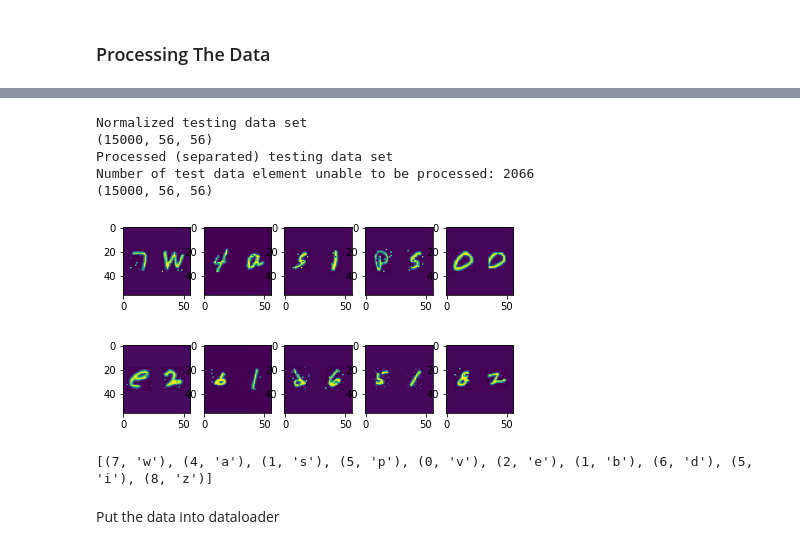
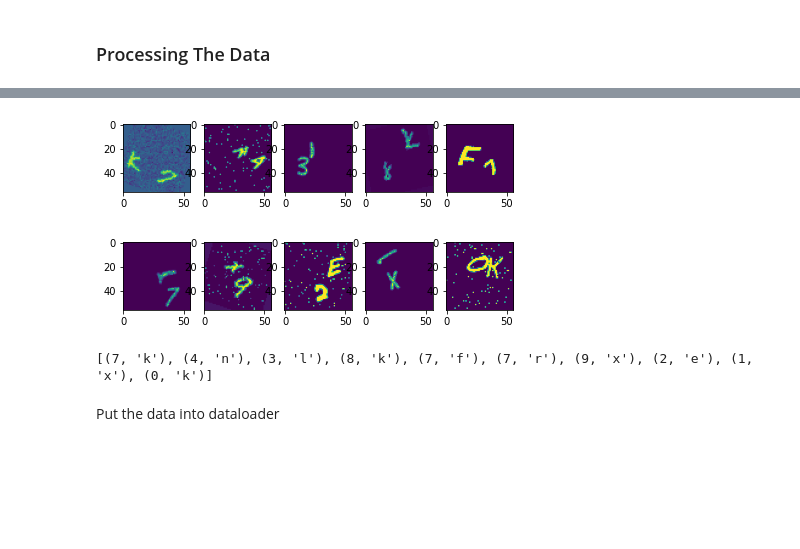
Before and after one commit to shubymao/comp551-p3, a Jupyter notebook: Project_3_Notebook.ipynb, the cells around one changed output, grey strips where cells are left out. Drawn from its saved outputs; the diff is of its cells as text; code cells hidden in the pictures; blank space fills up the shorter version.

```diff
--- a/Project_3_Notebook.ipynb
+++ b/Project_3_Notebook.ipynb
@@ -179,2 +87,35 @@ def normalize_data(data):
+# %%
+def generate_random_sharpness(image_tensor, num):
+  sharpness = random.uniform(0.5, 1.5)
+  outputs = []
+  for _ in range(num):
+    outputs.append(TF.adjust_sharpness(image_tensor, sharpness))
+  return outputs
+# %%
+# transform all data to the output format
+def process_data(data, labels, rotate_cnt = 2, sharp_cnt = 2):
+  multiplier = (1+rotate_cnt+sharp_cnt)
+  data_tensor = torch.from_numpy(data[:,None]).float()
+  new_data = torch.empty((len(data)*multiplier,1,56,56))
+  num_labels = torch.empty(len(data)*multiplier, 1)
+  letter_labels = torch.empty(len(data)*multiplier, 1)
+  output_index = 0
+  for i in tqdm(range(len(data_tensor))):
+    # Assign the labels to the new data
+    num_labels[i*multiplier:(i+1)*multiplier] = np.argmax(labels[i,0:10])
+    letter_labels[i*multiplier:(i+1)*multiplier] = np.argmax(labels[i,10:])
+    # Creating the rotation and sharpness images
+    mean, std = torch.mean(data_tensor[i]), torch.std(data_tensor[i])
+    norm_img = TF.normalize(data_tensor[i], [mean], [std])
+    new_data[output_index] = norm_img; output_index+=1
+    for r_img in generate_random_rotation(norm_img, rotate_cnt):
+      new_data[output_index] = r_img; output_index+=1
+    for s_img in generate_random_sharpness(norm_img, sharp_cnt):
+      new_data[output_index] = s_img; output_index+=1
+
+  # Creating the datasets
+  multi_label_tensor = torch.stack((num_labels,letter_labels), axis=1)
+  dataset = TensorDataset(new_data, multi_label_tensor)
+  return dataset
 # %% [markdown]
 ### Processing The Data
@@ -203,27 +122,17 @@ Processed (separated) data set
-# %%
-normalized_testing_data = normalize_data(testing_data)
-processed_testing_data, bad_testing_index = process_data(testing_data)
-print("Normalized testing data set")
-print(normalized_testing_data.shape)
-print("Processed (separated) testing data set")
-print(f'Number of test data element unable to be processed: {len(bad_testing_index)}')
-print(processed_testing_data.shape)
-# %% [output]
-Normalized testing data set
-(15000, 56, 56)
-Processed (separated) testing data set
-Number of test data element unable to be processed: 2066
-(15000, 56, 56)
-# %%
-def show_random_sample(n):
-  index = np.random.choice(processed_training_data.shape[0], n, replace=False)
-  img_grid(n//5,5,processed_training_data[index])
-  print(convert_labels_to_readables(processed_training_labels[index]))
-show_random_sample(10)
-# %% [output]
-[figure, removed]
-[figure, removed]
-[(7, 'w'), (4, 'a'), (1, 's'), (5, 'p'), (0, 'v'), (2, 'e'), (1, 'b'), (6, 'd'), (5, 'i'), (8, 'z')]
+# %%
+combined_dataset = process_data(training_data, training_labels)
+# %%
+def show_sample(n):
+  perm = torch.randperm(len(combined_dataset))
+  idx = perm[:n]
+  data, labels = combined_dataset[idx]
+  img_grid(n//5,5 , data[:,0])
+  print(convert_labels_to_readables(labels))
+show_sample(10)
+# %% [output]
+[figure, added]
+[figure, added]
+[(7, 'k'), (4, 'n'), (3, 'l'), (8, 'k'), (7, 'f'), (7, 'r'), (9, 'x'), (2, 'e'), (1, 'x'), (0, 'k')]
 # %% [markdown]
 Put the data into dataloader
 # %%
```
Also changed, not shown: parts of 15 cells of this notebook.
